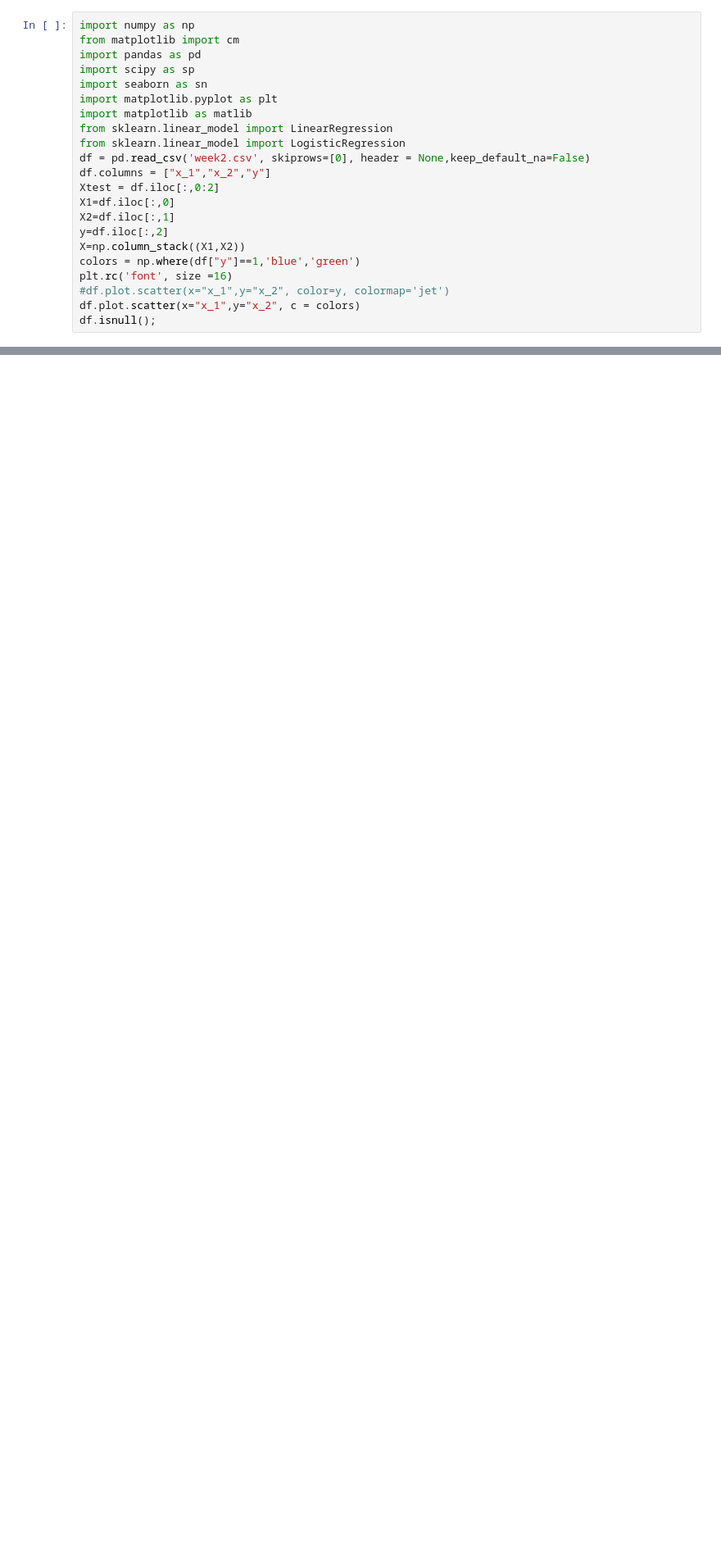
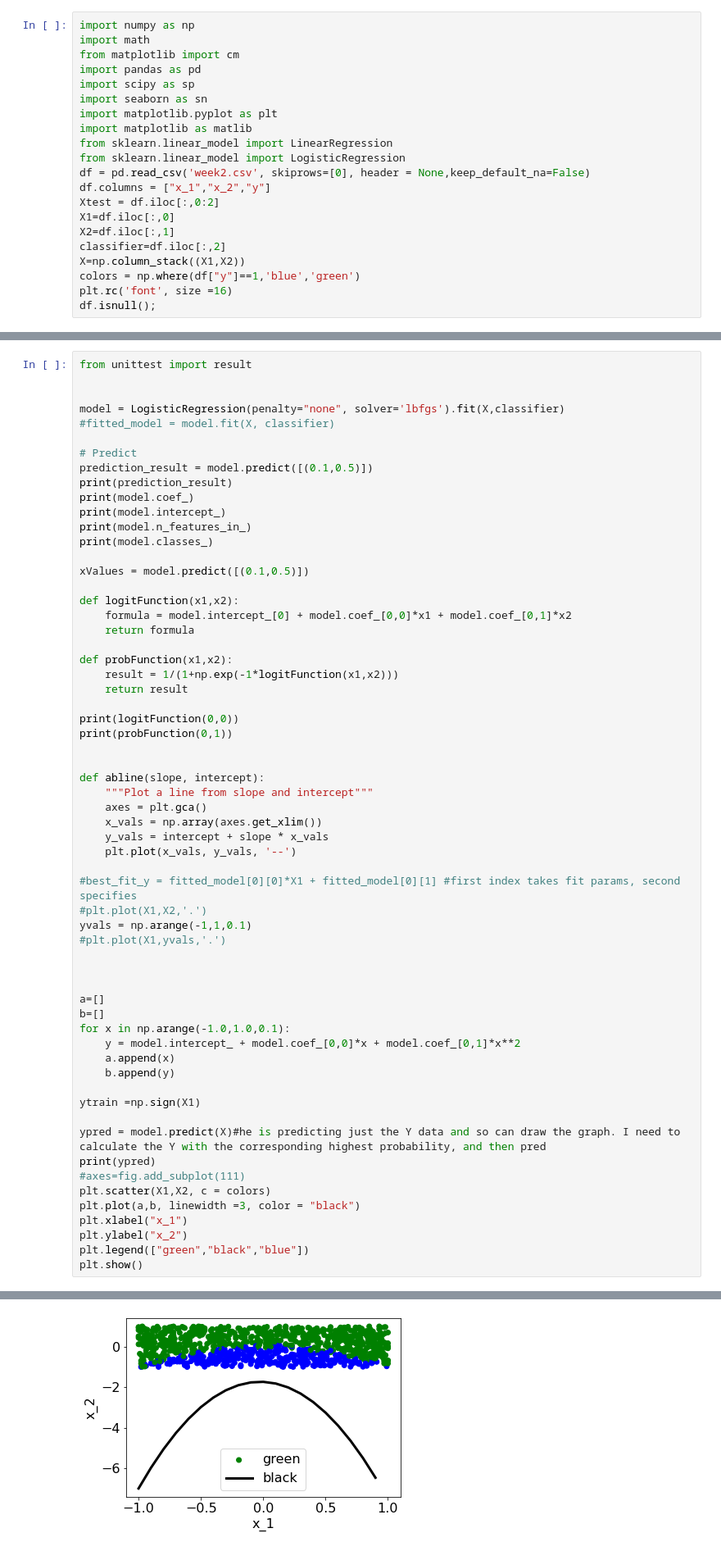
Before and after one commit to cormacmadden/Machine-Learning-Module, a Jupyter notebook: Assignment1.ipynb, the cells around one changed output, grey strips where cells are left out. Shown at 82% size. Saved outputs shown, nothing was run; the diff lists cells and outputs as text; blank space fills up the shorter version.

```diff
--- a/Assignment1.ipynb
+++ b/Assignment1.ipynb
@@ -1,5 +1,6 @@
 # %%
 import numpy as np
+import math
 from matplotlib import cm
 import pandas as pd
 import scipy as sp
@@ -13,10 +14,8 @@ df.columns = ["x_1","x_2","y"]
 Xtest = df.iloc[:,0:2]
 X1=df.iloc[:,0]
 X2=df.iloc[:,1]
-y=df.iloc[:,2]
+classifier=df.iloc[:,2]
 X=np.column_stack((X1,X2))
 colors = np.where(df["y"]==1,'blue','green')
 plt.rc('font', size =16)
-#df.plot.scatter(x="x_1",y="x_2", color=y, colormap='jet')
-df.plot.scatter(x="x_1",y="x_2", c = colors)
 df.isnull();
@@ -49,0 +22,62 @@ IndexError: index 1 is out of bounds for axis 0 with size 1
+# %%
+from unittest import result
+
+
+model = LogisticRegression(penalty="none", solver='lbfgs').fit(X,classifier)
+#fitted_model = model.fit(X, classifier)
+
+# Predict
+prediction_result = model.predict([(0.1,0.5)])
+print(prediction_result)
+print(model.coef_)
+print(model.intercept_)
+print(model.n_features_in_)
+print(model.classes_)
+
+xValues = model.predict([(0.1,0.5)])
+
+def logitFunction(x1,x2):
+    formula = model.intercept_[0] + model.coef_[0,0]*x1 + model.coef_[0,1]*x2
+    return formula
+
+def probFunction(x1,x2):
+    result = 1/(1+np.exp(-1*logitFunction(x1,x2)))
+    return result
+
+print(logitFunction(0,0))
+print(probFunction(0,1))
+
+
+def abline(slope, intercept):
+    """Plot a line from slope and intercept"""
+    axes = plt.gca()
+    x_vals = np.array(axes.get_xlim())
+    y_vals = intercept + slope * x_vals
+    plt.plot(x_vals, y_vals, '--')
+
+#best_fit_y = fitted_model[0][0]*X1 + fitted_model[0][1] #first index takes fit params, second specifies
+#plt.plot(X1,X2,'.')
+yvals = np.arange(-1,1,0.1)
+#plt.plot(X1,yvals,'.')
+
+
+
+a=[]
+b=[]
+for x in np.arange(-1.0,1.0,0.1):
+    y = model.intercept_ + model.coef_[0,0]*x + model.coef_[0,1]*x**2
+    a.append(x)
+    b.append(y)
+
+ytrain =np.sign(X1)
+
+ypred = model.predict(X)#he is predicting just the Y data and so can draw the graph. I need to calculate the Y with the corresponding highest probability, and then pred
+print(ypred)
+#axes=fig.add_subplot(111)
+plt.scatter(X1,X2, c = colors)
+plt.plot(a,b, linewidth =3, color = "black")
+plt.xlabel("x_1")
+plt.ylabel("x_2")
+plt.legend(["green","black","blue"])
+plt.show()
+# %% [output]
@@ -49,0 +101 @@ IndexError: index 1 is out of bounds for axis 0 with size 1
+[figure, added]
```
Also changed, not shown: parts of 3 cells of this notebook.
